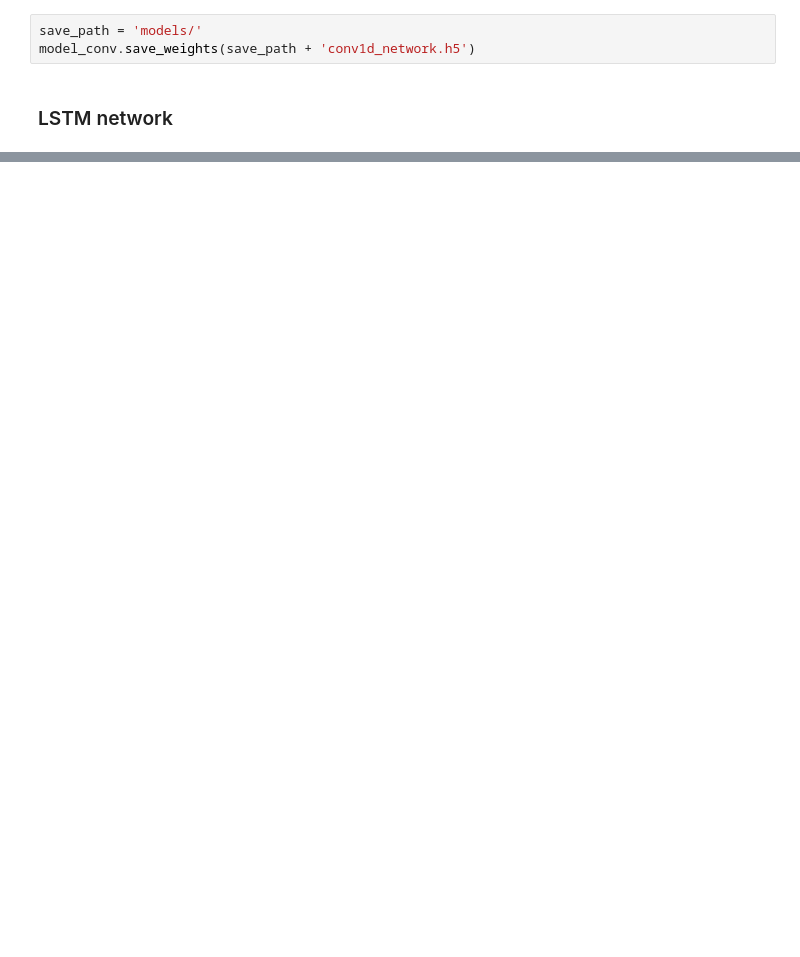
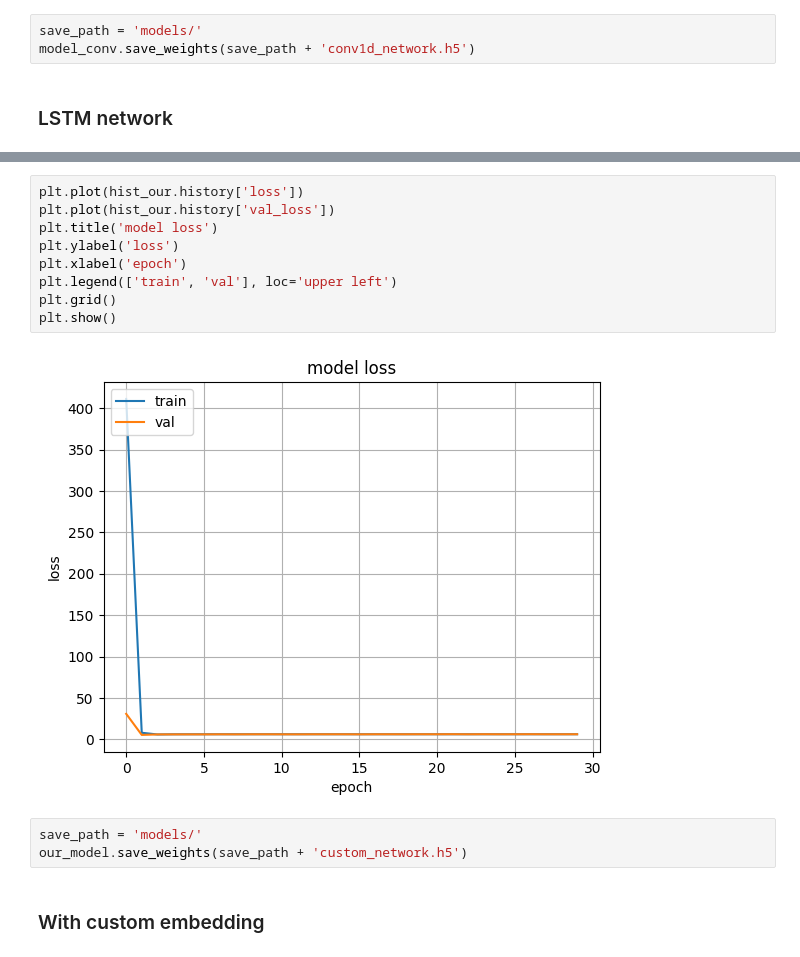
Before and after one commit to PiotrCenda/lang-detection, a Jupyter notebook: lang_detection_neural.ipynb, the cells around one changed output, grey strips where cells are left out. Saved outputs shown, nothing was run; the diff lists cells and outputs as text; blank space fills up the shorter version.

```diff
--- a/lang_detection_neural.ipynb
+++ b/lang_detection_neural.ipynb
@@ -377,0 +564,16 @@ model_rec.save_weights(save_path + 'lstm_network.h5')
+# %%
+plt.plot(hist_our.history['loss'])
+plt.plot(hist_our.history['val_loss'])
+plt.title('model loss')
+plt.ylabel('loss')
+plt.xlabel('epoch')
+plt.legend(['train', 'val'], loc='upper left')
+plt.grid()
+plt.show()
+# %% [output]
+[figure, added]
+# %%
+save_path = 'models/'
+our_model.save_weights(save_path + 'custom_network.h5')
+# %% [markdown]
+### With custom embedding
```
Also changed, not shown: parts of 39 cells of this notebook, 6 other files.
